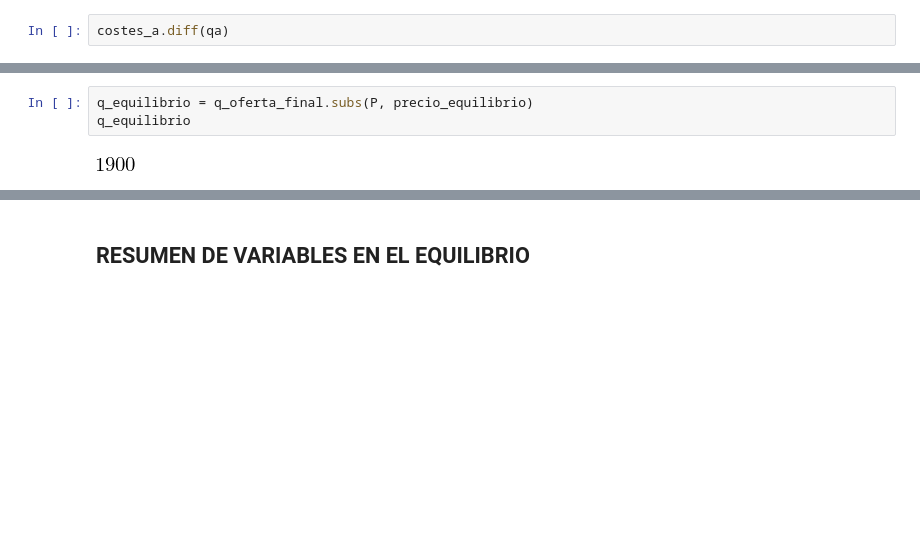
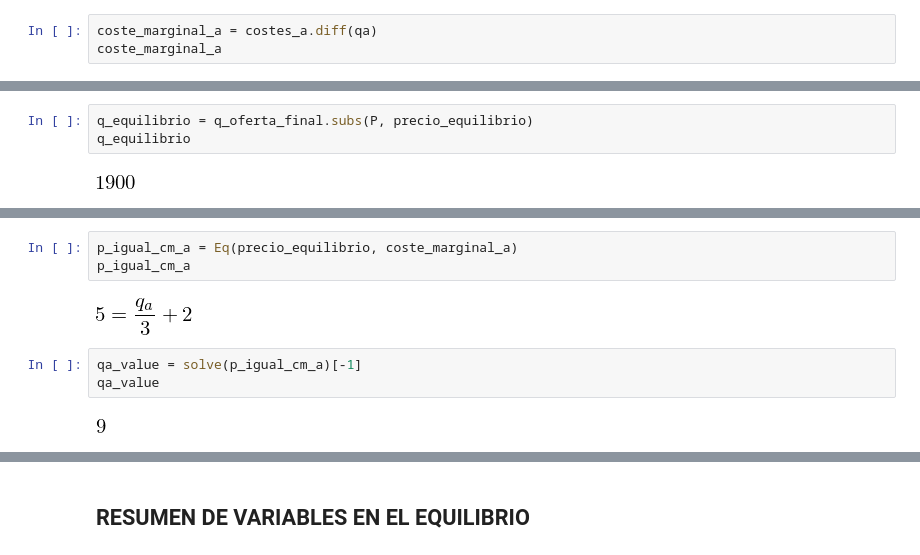
Before and after one commit to mmngreco/jakevdp.github.io-source, a Jupyter notebook: content/downloads/notebooks/competencia.ipynb, the cells around one changed output, grey strips where cells are left out. Cells and saved outputs as stored; diff of their text form; blank space fills up the shorter version.

```diff
--- a/content/downloads/notebooks/competencia.ipynb
+++ b/content/downloads/notebooks/competencia.ipynb
@@ -82,4 +103,5 @@ Por ejemplo la derivada de los costes de la empresa del país A son:
 # %%
-costes_a.diff(qa)
+coste_marginal_a = costes_a.diff(qa)
+coste_marginal_a
 # %% [output]
 [figure]
@@ -177,0 +246,10 @@ q_equilibrio
+# %%
+p_igual_cm_a = Eq(precio_equilibrio, coste_marginal_a)
+p_igual_cm_a
+# %% [output]
+[figure, added]
+# %%
+qa_value = solve(p_igual_cm_a)[-1]
+qa_value
+# %% [output]
+[figure, added]
```
Also changed, not shown: parts of 39 cells of this notebook.
